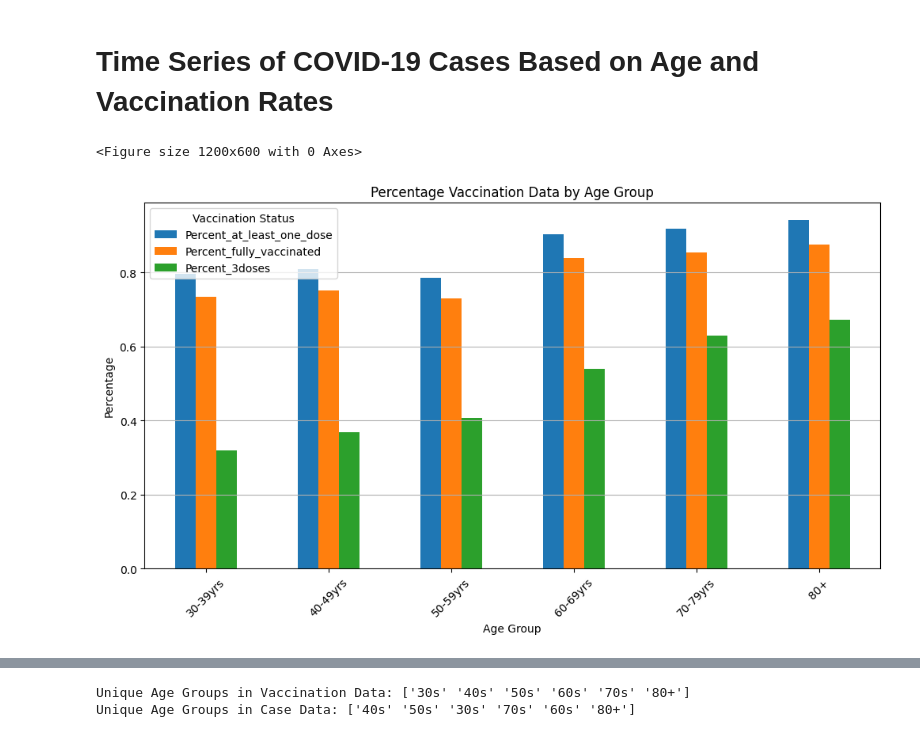
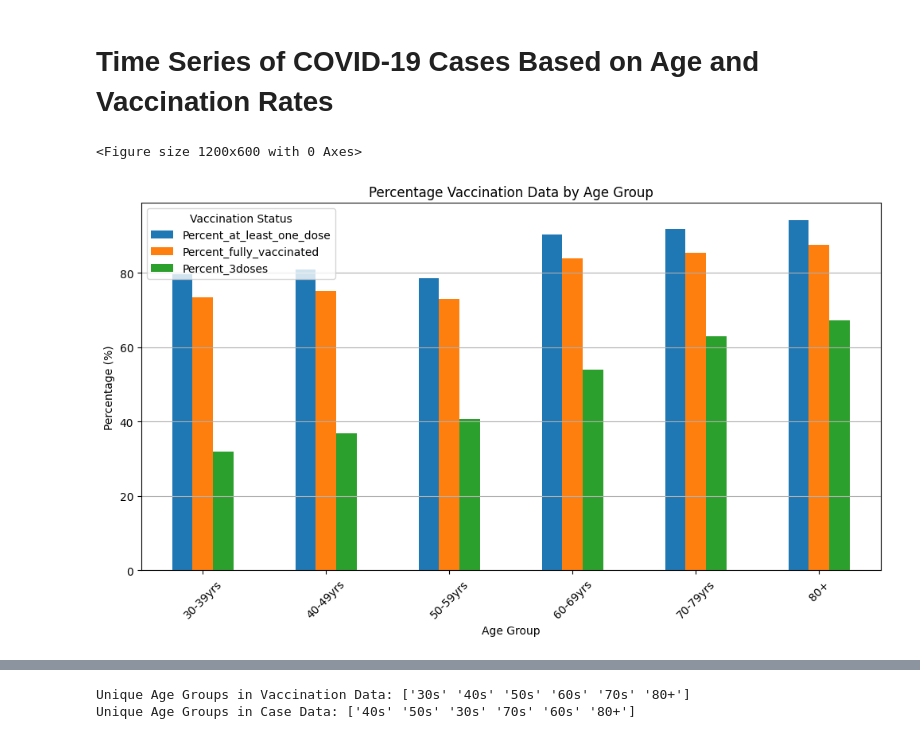
Before and after one commit to CoderMF/Data-Visualization-Project, a Jupyter notebook: CP321 Final Project.ipynb, the cells around one changed output, grey strips where cells are left out. Drawn from its saved outputs; the diff is of its cells as text; code cells hidden in the pictures.

Commit message:
changed bar graph to percentage (%)

```diff
--- a/CP321 Final Project.ipynb
+++ b/CP321 Final Project.ipynb
@@ -91,24 +91,24 @@ df2.head(15)
 # %%
 df = df.sort_values('Date')
 plt.figure(figsize=(12, 6))
 
 df['Date'] = pd.to_datetime(df['Date'])
-percentage_data = df.groupby('Agegroup')[['Percent_at_least_one_dose', 'Percent_fully_vaccinated', 'Percent_3doses']].mean()
+percentage_data = df.groupby('Agegroup')[['Percent_at_least_one_dose', 'Percent_fully_vaccinated', 'Percent_3doses']].mean()*100
 
 # Plot bar plot for percentage vaccination data
 percentage_data.plot(kind='bar', figsize=(12, 6))
 
 
 plt.title('Percentage Vaccination Data by Age Group')
 plt.xlabel('Age Group')
-plt.ylabel('Percentage')
+plt.ylabel('Percentage (%)')
 plt.xticks(rotation=45)
 plt.legend(title='Vaccination Status')
 plt.grid(axis='y')
 plt.show()
 # %% [output]
 <Figure size 1200x600 with 0 Axes>
-[figure, old version]
+[figure, new version]
 # %%
 # Preprocessing to show dates quarterly for both dataset
 df['Date'] = pd.to_datetime(df['Date']) # Vaccines
```
Also changed, not shown: parts of 2 cells of this notebook.
